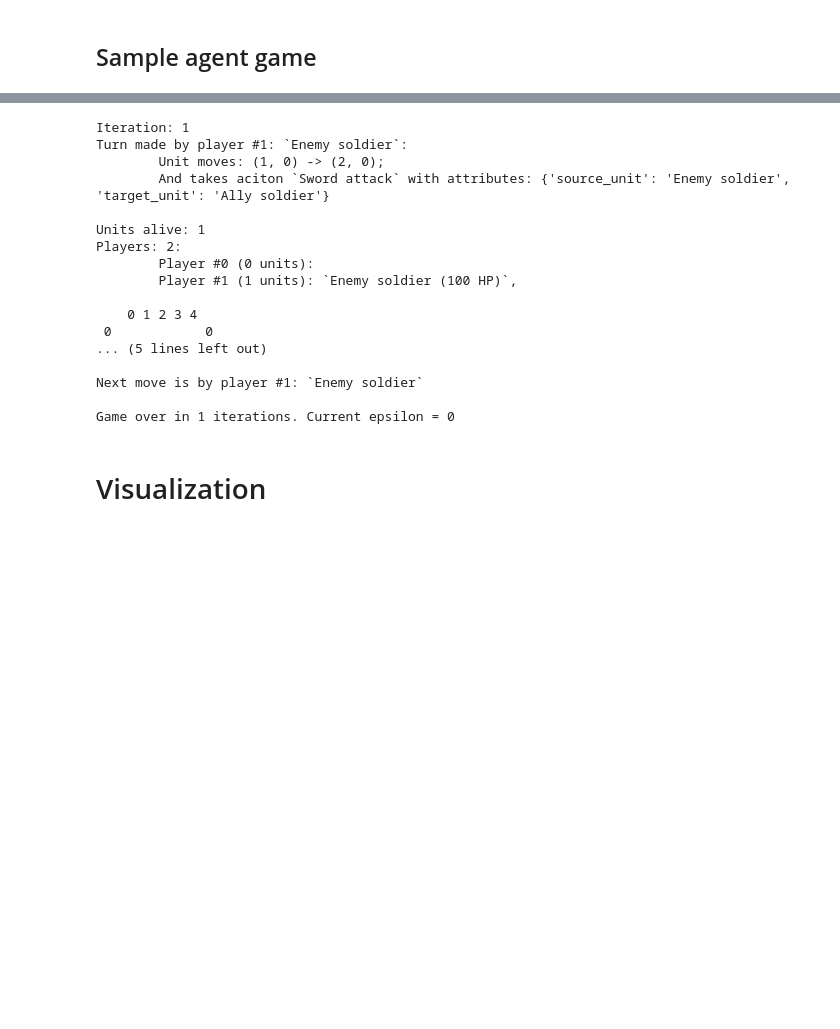
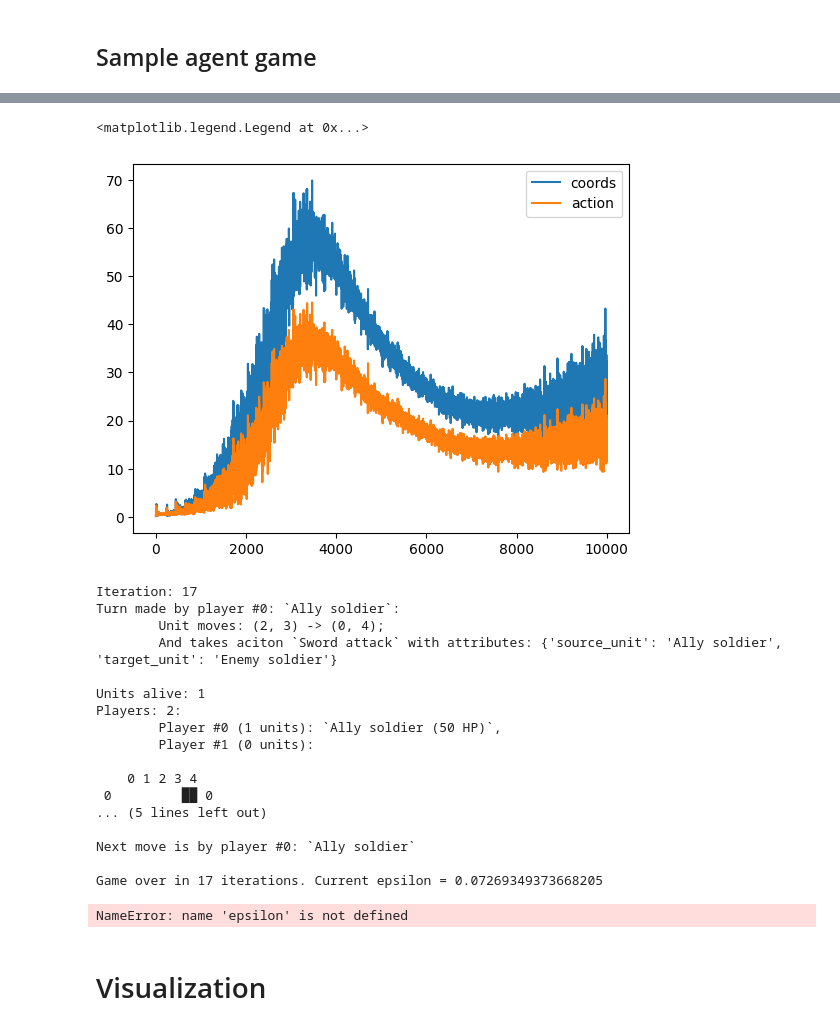
Before and after one commit to Sambura/DnD-RL-combat-agent, a Jupyter notebook: notebooks/model_proto.ipynb, the cells around one changed output, grey strips where cells are left out. Cells and saved outputs as stored; diff of their text form; code cells hidden in the pictures; blank space fills up the shorter version.

```diff
--- a/notebooks/model_proto.ipynb
+++ b/notebooks/model_proto.ipynb
@@ -176,27 +166,35 @@ plot_training_history(iters, eps, checkpoints, ylim=10)
+# %%
+plt.plot(mag1s, label='coords')
+plt.plot(mag2s, label='action')
+# plt.yscale('log')
+plt.legend()
+# %% [output]
+<matplotlib.legend.Legend at 0x...>
+[figure, added]
 # %%
 game, color_map = create_same_game()
-epsilon = agent.epsilon
-agent.epsilon = 0
+
 self_play_loop(agent, game, color_map, delay=0.5)
 agent.epsilon = epsilon
 # %% [output]
-Iteration: 1
-Turn made by player #1: `Enemy soldier`:
-        Unit moves: (1, 0) -> (2, 0);
-        And takes aciton `Sword attack` with attributes: {'source_unit': 'Enemy soldier', 'target_unit': 'Ally soldier'}
+Iteration: 17
+Turn made by player #0: `Ally soldier`:
+        Unit moves: (2, 3) -> (0, 4);
+        And takes aciton `Sword attack` with attributes: {'source_unit': 'Ally soldier', 'target_unit': 'Enemy soldier'}
 
 Units alive: 1
 Players: 2:
-        Player #0 (0 units):
-        Player #1 (1 units): `Enemy soldier (100 HP)`,
+        Player #0 (1 units): `Ally soldier (50 HP)`,
+        Player #1 (0 units):
 
     0 1 2 3 4
- 0            0
+ 0         ██ 0
 ... (5 lines left out)
 
-Next move is by player #1: `Enemy soldier`
+Next move is by player #0: `Ally soldier`
 
-Game over in 1 iterations. Current epsilon = 0
+Game over in 17 iterations. Current epsilon = 0.07269349373668205
+NameError: name 'epsilon' is not defined
 # %% [markdown]
 # Visualization
 # %%
```
Also changed, not shown: parts of 15 cells of this notebook, 4 other files.
